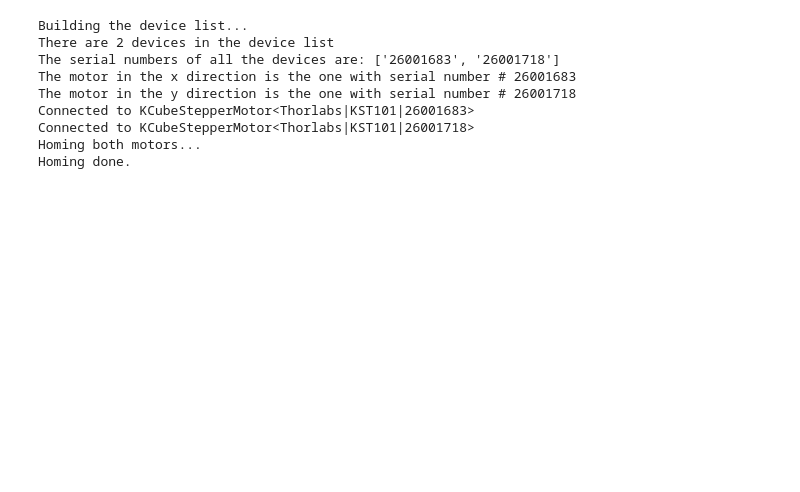
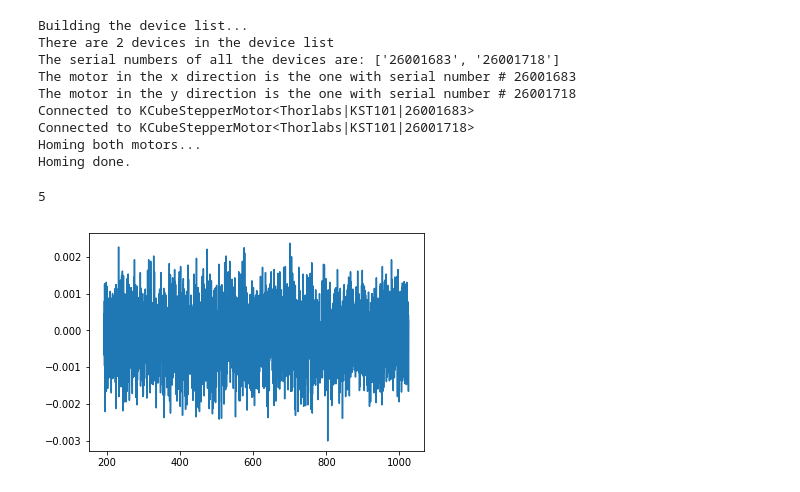
Before and after one commit to jrr1984/Prototipo0_S-D_SpectralGUI, a Jupyter notebook: syst/syst.ipynb, the cells around one changed output. Drawn from its saved outputs; the diff is of its cells as text; code cells hidden in the pictures; blank space fills up the shorter version.

```diff
--- a/syst/syst.ipynb
+++ b/syst/syst.ipynb
@@ -35,0 +48,14 @@ stage.move_to_x_y(5.0,5.0)
+# %%
+a=0
+import time
+while a < 5:
+    try:
+        y,x = ccs.take_data(integration_time=None, num_avg=1, use_background=False)
+        plt.plot(x,y)
+    except:
+        time.sleep(2)
+        a+=1
+print(a)
+# %% [output]
+5
+[figure, added]
```
Also changed, not shown: parts of 21 cells of this notebook, 8 other files.
